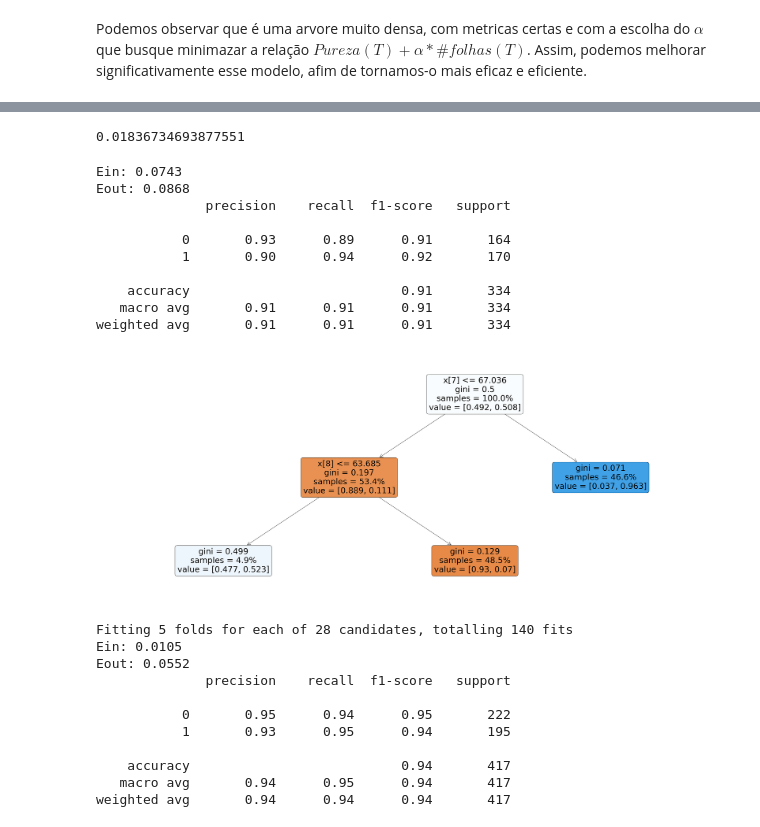
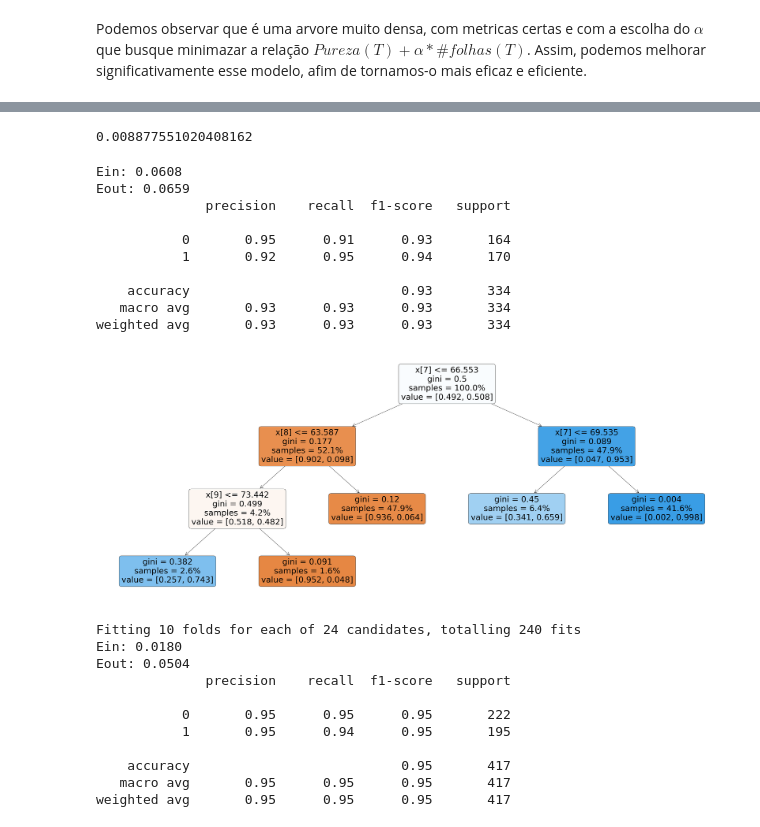
Before and after one commit to JonasFOliveira/ML-Final-Project, a Jupyter notebook: relatorio.ipynb, the cells around one changed output, grey strips where cells are left out. Cells and saved outputs as stored; diff of their text form; code cells hidden in the pictures.

```diff
--- a/relatorio.ipynb
+++ b/relatorio.ipynb
@@ -468,63 +439,63 @@ df_alphas = pd.DataFrame([alphas, train_scores, val_scores]).T
 df_alphas.columns = ['alpha', 'train', 'validation']
 df_alphas.loc[:, 'diff'] = abs(df_alphas['validation'] - df_alphas['train'])
 best =  df_alphas[df_alphas['diff'] == df_alphas['diff'].min()]
-best_alpha = best['alpha'].values[0]
+best_alpha = best['alpha'].values.mean()
 best_alpha
 # %% [output]
-0.01836734693877551
+0.008877551020408162
 # %%
-clf = DecisionTreeClassifier(random_state=0, ccp_alpha=0.018)
+clf = DecisionTreeClassifier(random_state=RANDOM_SEED, ccp_alpha=best_alpha)
 clf.fit(X_train, y_train)
 
 print('Ein: %0.4f' % (1 - accuracy_score(y_train, clf.predict(X_train))))
 print('Eout: %0.4f' % (1 - accuracy_score(y_val, clf.predict(X_val))))
 print(classification_report(y_val, clf.predict(X_val)))
 
 #Desenho da árvore
 plt.figure(figsize=(50,20))
 plot_tree(
     clf,
     filled=True,
     proportion = True,
     fontsize=36,
     rounded = True)
 plt.show()
 # %% [output]
-Ein: 0.0743
-Eout: 0.0868
+Ein: 0.0608
+Eout: 0.0659
               precision    recall  f1-score   support
 
-           0       0.93      0.89      0.91       164
-           1       0.90      0.94      0.92       170
+           0       0.95      0.91      0.93       164
+           1       0.92      0.95      0.94       170
 
-    accuracy                           0.91       334
-   macro avg       0.91      0.91      0.91       334
-weighted avg       0.91      0.91      0.91       334
+    accuracy                           0.93       334
+   macro avg       0.93      0.93      0.93       334
+weighted avg       0.93      0.93      0.93       334
-[figure, old version]
+[figure, new version]
 # %%
 from sklearn.model_selection import GridSearchCV
 
-clf = DecisionTreeClassifier(random_state=0)
-path = clf.cost_complexity_pruning_path(X_train, y_train)
+DTC = DecisionTreeClassifier(random_state=RANDOM_SEED)
+path = DTC.cost_complexity_pruning_path(X_train, y_train)
 
 param_grid = {'ccp_alpha': path.ccp_alphas}
 
-CV_clf = GridSearchCV(estimator=clf, param_grid=param_grid, cv = 5, verbose=2, n_jobs=-1)
-CV_clf.fit(X_train, y_train)
+CV_DTC = GridSearchCV(estimator=DTC, param_grid=param_grid, cv = 10, verbose=2, n_jobs=-1)
+CV_DTC.fit(X_train, y_train)
 
 
-print('Ein: %0.4f' % (1 - accuracy_score(y_train, CV_clf.predict(X_train))))
-print('Eout: %0.4f' % (1 - accuracy_score(y_test, CV_clf.predict(X_test))))
-print(classification_report(y_test, CV_clf.predict(X_test)))
+print('Ein: %0.4f' % (1 - accuracy_score(y_train, CV_DTC.predict(X_train))))
+print('Eout: %0.4f' % (1 - accuracy_score(y_test, CV_DTC.predict(X_test))))
+print(classification_report(y_test, CV_DTC.predict(X_test)))
 # %% [output]
-Fitting 5 folds for each of 28 candidates, totalling 140 fits
-Ein: 0.0105
-Eout: 0.0552
+Fitting 10 folds for each of 24 candidates, totalling 240 fits
+Ein: 0.0180
+Eout: 0.0504
               precision    recall  f1-score   support
 
-           0       0.95      0.94      0.95       222
-           1       0.93      0.95      0.94       195
+           0       0.95      0.95      0.95       222
+           1       0.95      0.94      0.95       195
 
-    accuracy                           0.94       417
-   macro avg       0.94      0.95      0.94       417
-weighted avg       0.94      0.94      0.94       417
+    accuracy                           0.95       417
+   macro avg       0.95      0.95      0.95       417
+weighted avg       0.95      0.95      0.95       417
```
Also changed, not shown: parts of 10 cells of this notebook.
